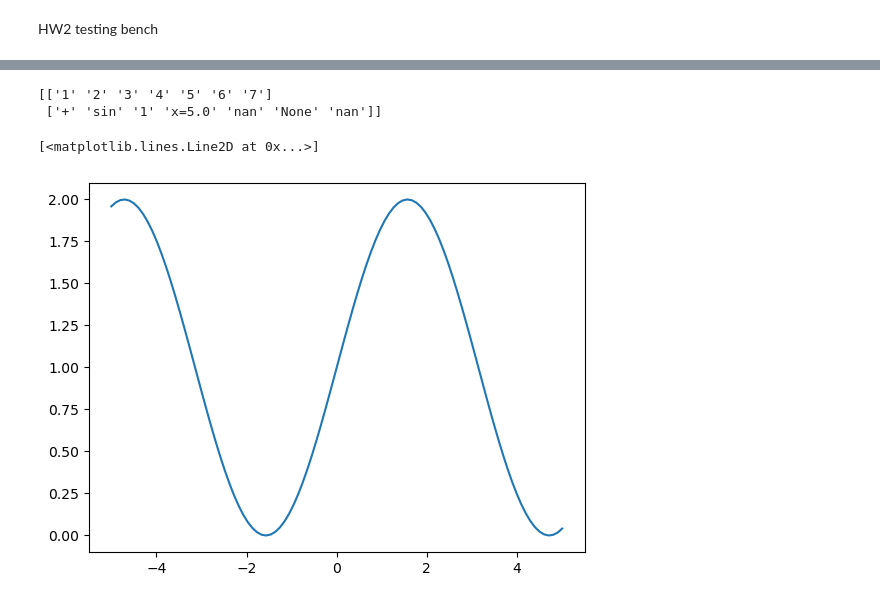
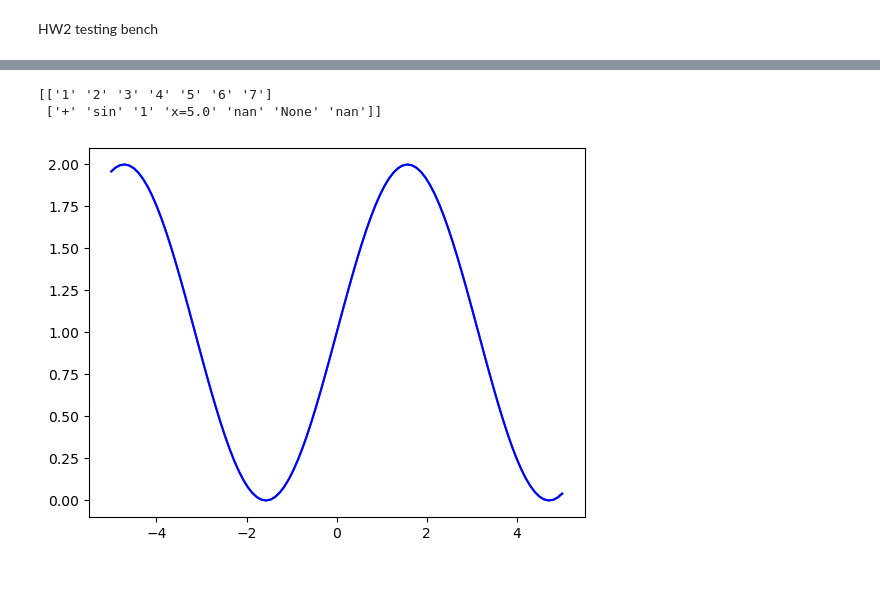
Before and after one commit to EMintzias/Symbolic-Regression-EA, a Jupyter notebook: HW2_notebook.ipynb, the cells around one changed output, grey strips where cells are left out. Cells and saved outputs as stored; diff of their text form; code cells hidden in the pictures.

Commit message:
Imported data, plotting and MSE initialization

```diff
--- a/HW2_notebook.ipynb
+++ b/HW2_notebook.ipynb
@@ -208,11 +220,30 @@ class NP_Heap(Function_node):
         #print(msg_out)
         return node_val
 
+    #TODO: TEst the below (not run)
+    def MSE(self,point_cloud, plotting = False):
+        X_arr  = point_cloud[:,0]
+        y      = point_cloud[:,1]
+        y_pred = np.array([self.evaluate(X = x) for x in X_arr])
+        MSE = 0
 
-    def MSE(self,point_cloud):
-        X_arr = point_cloud[:,0]
-        y_hat = np.array([self.evaluate(X = x) for x in X_arr])
+        if plotting:
+            self.plot_approximation(X_arr,y_pred, y_true = y)
+
+        return MSE
+
+    def plot_approximation(self, X_arr,y_pred = None,y_true=None):
+        if not y_pred:
+            y_pred = [self.evaluate(X = x) for x in X_arr]
+
+        plt.plot(X_arr,y_pred,'b')
+
+        if y_true:
+            plt.scatter(X_arr,y, c='r')
+
         return None
+
+
 
 
     def Mutation(self):  #TODO
@@ -231,24 +262,25 @@ class NP_Heap(Function_node):
 # %%
 t1 = NP_Heap(length = 2)
 t1.heap[0] = Function_node('ERR')
 t1.heap[1] = Function_node('+')
 t1.insert(parent_indx = 1,position= 'L', node_obj = Function_node('sin'))
 t1.insert(parent_indx = 1,position= 'R', node_obj = Function_node('const', value = 1))
 t1.insert(parent_indx = 2,position= 'L', node_obj = Function_node('var'))
 #t1.insert(parent_indx = 2,position= 'R', node_obj = Function_node('var'))
 #t1.insert(parent_indx = 3,position= 'R', node_obj = Function_node('const', value = 3.14))
 
 
 
 t1.evaluate(X= 0)
 x_arr = np.linspace(-5,5,100)
 
 y = [t1.evaluate(X = x) for x in x_arr]
 t1.heap[6] = None
 t1.print_arr()
 plt.plot(x_arr,y)
+
+t1.plot_approximation(np.linspace(-5,5,100))
 # %% [output]
 [['1' '2' '3' '4' '5' '6' '7']
  ['+' 'sin' '1' 'x=5.0' 'nan' 'None' 'nan']]
-[<matplotlib.lines.Line2D at 0x...>]
-[figure, old version]
+[figure, new version]
```
Also changed, not shown: parts of 1 cell of this notebook.
